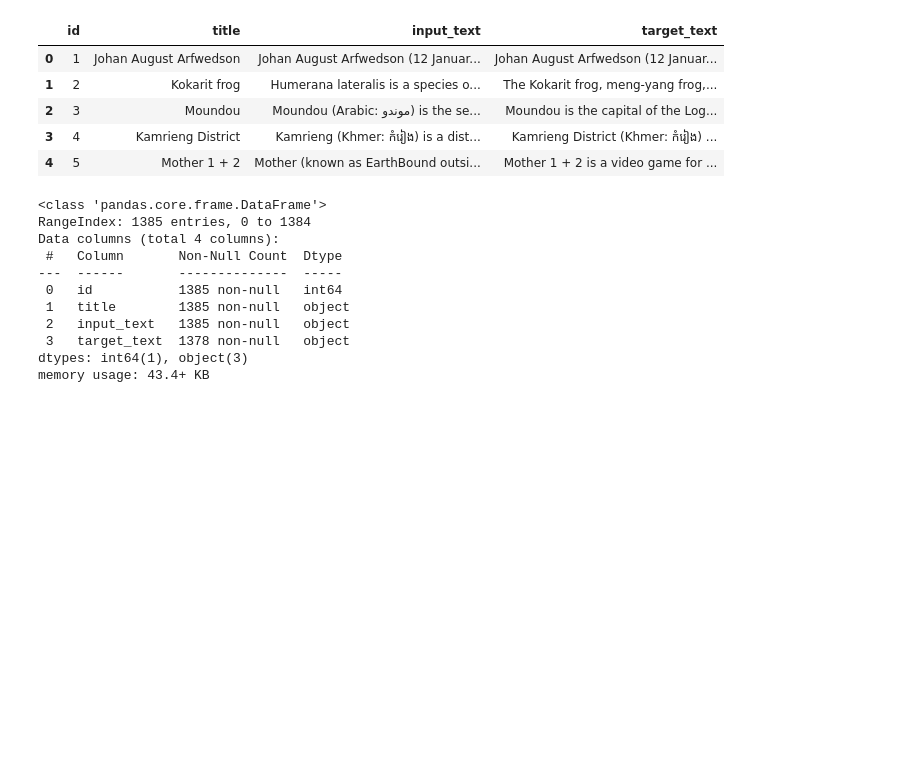
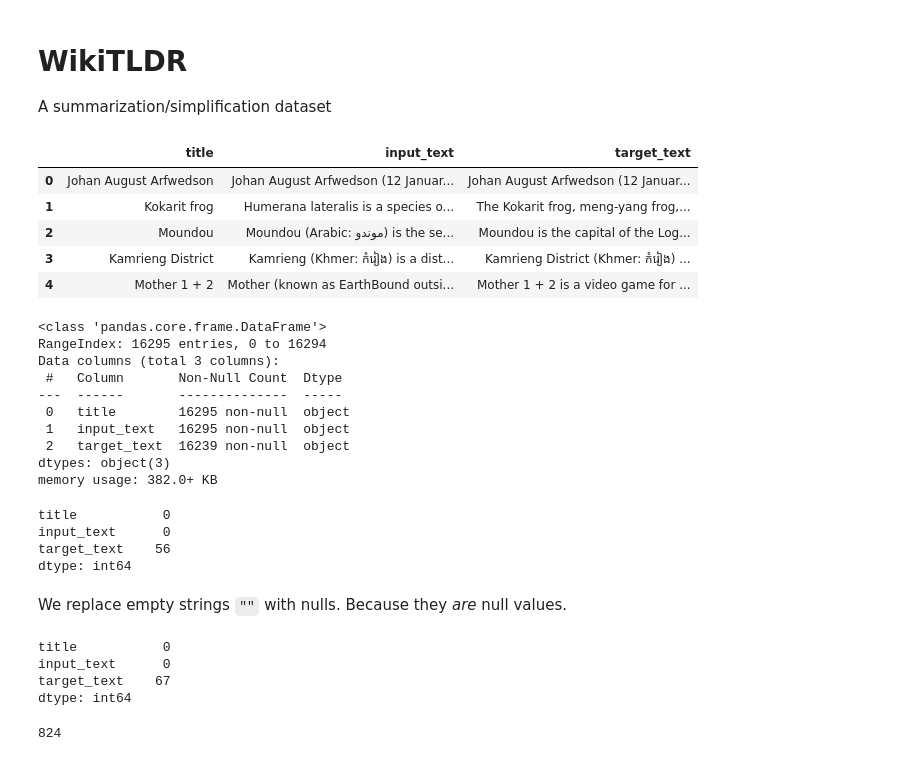
Before and after one commit to amoghshakya/WikiTLDR, a Jupyter notebook: notebooks/eda.ipynb, the cells around one changed output. Drawn from its saved outputs; the diff is of its cells as text; code cells hidden in the pictures; blank space fills up the shorter version.

Commit message:
Dataset draft 1

```diff
--- a/notebooks/eda.ipynb
+++ b/notebooks/eda.ipynb
@@ -1,3 +1,7 @@
+# %% [markdown]
+# WikiTLDR
+
+A summarization/simplification dataset
 # %%
 import sqlite3
 import pandas as pd
@@ -4,27 +11,36 @@ import pandas as pd
 # %%
 conn = sqlite3.connect('../raw_data/simple_en_wiki.db')
 cursor = conn.cursor()
 
 df = pd.read_sql_query("SELECT * FROM articles", conn)
+df.drop(columns=['id'], inplace=True)
 df.head()
 # %% [output]
-|  | id | title | input_text | target_text |
-| 0 | 1 | Johan August Arfwedson | Johan August Arfwedson (12 Januar... | Johan August Arfwedson (12 Januar... |
-| 1 | 2 | Kokarit frog | Humerana lateralis is a species o... | The Kokarit frog, meng-yang frog,... |
-| 2 | 3 | Moundou | Moundou (Arabic: موندو) is the se... | Moundou is the capital of the Log... |
-| 3 | 4 | Kamrieng District | Kamrieng (Khmer: កំរៀង) is a dist... | Kamrieng District (Khmer: កំរៀង) ... |
-| 4 | 5 | Mother 1 + 2 | Mother (known as EarthBound outsi... | Mother 1 + 2 is a video game for ... |
+|  | title | input_text | target_text |
+| 0 | Johan August Arfwedson | Johan August Arfwedson (12 Januar... | Johan August Arfwedson (12 Januar... |
+| 1 | Kokarit frog | Humerana lateralis is a species o... | The Kokarit frog, meng-yang frog,... |
+| 2 | Moundou | Moundou (Arabic: موندو) is the se... | Moundou is the capital of the Log... |
+| 3 | Kamrieng District | Kamrieng (Khmer: កំរៀង) is a dist... | Kamrieng District (Khmer: កំរៀង) ... |
+| 4 | Mother 1 + 2 | Mother (known as EarthBound outsi... | Mother 1 + 2 is a video game for ... |
 # %%
 df.info()
 # %% [output]
 <class 'pandas.core.frame.DataFrame'>
-RangeIndex: 1385 entries, 0 to 1384
-Data columns (total 4 columns):
+RangeIndex: 16295 entries, 0 to 16294
+Data columns (total 3 columns):
  #   Column       Non-Null Count  Dtype
 ---  ------       --------------  -----
- 0   id           1385 non-null   int64
- 1   title        1385 non-null   object
- 2   input_text   1385 non-null   object
- 3   target_text  1378 non-null   object
-dtypes: int64(1), object(3)
-memory usage: 43.4+ KB
+ 0   title        16295 non-null  object
+ 1   input_text   16295 non-null  object
+ 2   target_text  16239 non-null  object
+dtypes: object(3)
+memory usage: 382.0+ KB
+# %%
+df.isna().sum()
+# %% [output]
+title           0
+input_text      0
+target_text    56
+dtype: int64
+# %% [markdown]
+We replace empty strings `""` with nulls. Because they *are* null values.
@@ -30,0 +49,7 @@ memory usage: 43.4+ KB
+# %%
+df.isna().sum()
+# %% [output]
+title           0
+input_text      0
+target_text    67
+dtype: int64
@@ -30,0 +58,4 @@ memory usage: 43.4+ KB
+# %%
+df.duplicated().sum()
+# %% [output]
+824
```
Also changed, not shown: parts of 31 cells of this notebook, 3 other files.
